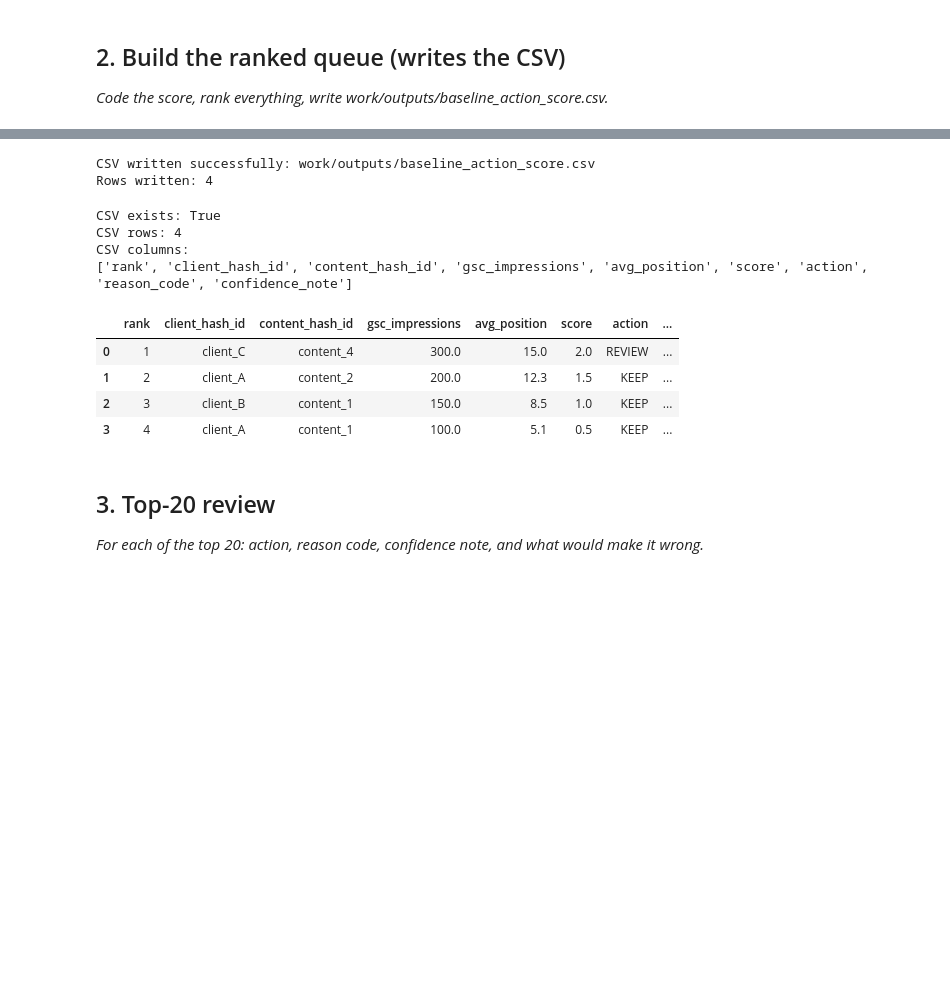
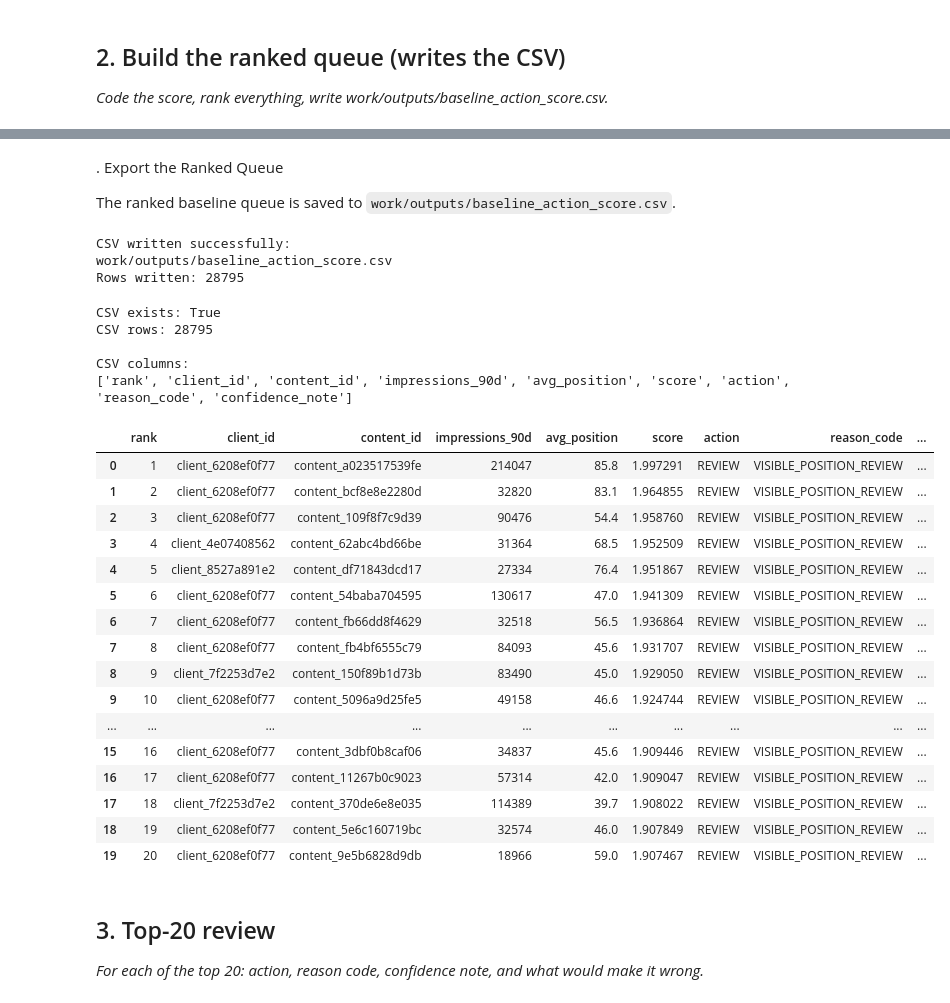
Before and after one commit to tabassumrafiq/flyrank-ml-internship, a Jupyter notebook: work/notebooks/w04_baseline_score.ipynb, the cells around one changed output, grey strips where cells are left out. Saved outputs shown, nothing was run; the diff lists cells and outputs as text; code cells hidden in the pictures; blank space fills up the shorter version.

```diff
--- a/work/notebooks/w04_baseline_score.ipynb
+++ b/work/notebooks/w04_baseline_score.ipynb
@@ -6,3 +6,11 @@
 This skeleton is yours to fill. Work the sections **in order** — each one has a one-line hint. Simple words, honest numbers.
 
 > Working with an AI assistant? Tell it to read `skills/README.md` first and load the one skill this assignment names on its card.
+# %%
+import pandas as pd
+import numpy as np
+from pathlib import Path
+
+pd.set_option("display.max_columns", None)
+
+print("Libraries loaded successfully.")
@@ -210,14 +286,22 @@ Top 10 ranked items:
+# %% [markdown]
+. Export the Ranked Queue
+
+The ranked baseline queue is saved to `work/outputs/baseline_action_score.csv`.
 # %%
-# Write the ranked queue required by ML-07.
+output_path = Path(
+    "work/outputs/baseline_action_score.csv"
+)
 
-output_path = Path("work/outputs/baseline_action_score.csv")
-output_path.parent.mkdir(parents=True, exist_ok=True)
+output_path.parent.mkdir(
+    parents=True,
+    exist_ok=True
+)
 
 output_columns = [
     "rank",
-    "client_hash_id",
-    "content_hash_id",
-    "gsc_impressions",
+    "client_id",
+    "content_id",
+    "impressions_90d",
     "avg_position",
     "score",
     "action",
@@ -225,35 +309,54 @@ output_columns = [
     "confidence_note"
 ]
 
-baseline_df[output_columns].to_csv(
+baseline_df[
+    output_columns
+].to_csv(
     output_path,
     index=False
 )
 
-print(f"CSV written successfully: {output_path}")
-print(f"Rows written: {len(baseline_df):,}")
+print("CSV written successfully:")
+print(output_path)
+
+print("Rows written:", len(baseline_df))
 # %% [output]
-CSV written successfully: work/outputs/baseline_action_score.csv
-Rows written: 4
+CSV written successfully:
+work/outputs/baseline_action_score.csv
+Rows written: 28795
 # %%
 saved_queue = pd.read_csv(output_path)
 
 print("CSV exists:", output_path.exists())
 print("CSV rows:", len(saved_queue))
-print("CSV columns:")
+
+print("\nCSV columns:")
 print(saved_queue.columns.tolist())
 
-display(saved_queue.head(10))
+display(saved_queue.head(20))
 # %% [output]
 CSV exists: True
-CSV rows: 4
+CSV rows: 28795
+
 CSV columns:
-['rank', 'client_hash_id', 'content_hash_id', 'gsc_impressions', 'avg_position', 'score', 'action', 'reason_code', 'confidence_note']
+['rank', 'client_id', 'content_id', 'impressions_90d', 'avg_position', 'score', 'action', 'reason_code', 'confidence_note']
-|  | rank | client_hash_id | content_hash_id | gsc_impressions | avg_position | score | action | ... |
-| 0 | 1 | client_C | content_4 | 300.0 | 15.0 | 2.0 | REVIEW | ... |
-| 1 | 2 | client_A | content_2 | 200.0 | 12.3 | 1.5 | KEEP | ... |
-| 2 | 3 | client_B | content_1 | 150.0 | 8.5 | 1.0 | KEEP | ... |
-| 3 | 4 | client_A | content_1 | 100.0 | 5.1 | 0.5 | KEEP | ... |
+|  | rank | client_id | content_id | impressions_90d | avg_position | score | action | reason_code | ... |
+| 0 | 1 | client_6208ef0f77 | content_a023517539fe | 214047 | 85.8 | 1.997291 | REVIEW | VISIBLE_POSITION_REVIEW | ... |
+| 1 | 2 | client_6208ef0f77 | content_bcf8e8e2280d | 32820 | 83.1 | 1.964855 | REVIEW | VISIBLE_POSITION_REVIEW | ... |
+| 2 | 3 | client_6208ef0f77 | content_109f8f7c9d39 | 90476 | 54.4 | 1.958760 | REVIEW | VISIBLE_POSITION_REVIEW | ... |
+| 3 | 4 | client_4e07408562 | content_62abc4bd66be | 31364 | 68.5 | 1.952509 | REVIEW | VISIBLE_POSITION_REVIEW | ... |
+| 4 | 5 | client_8527a891e2 | content_df71843dcd17 | 27334 | 76.4 | 1.951867 | REVIEW | VISIBLE_POSITION_REVIEW | ... |
+| 5 | 6 | client_6208ef0f77 | content_54baba704595 | 130617 | 47.0 | 1.941309 | REVIEW | VISIBLE_POSITION_REVIEW | ... |
+| 6 | 7 | client_6208ef0f77 | content_fb66dd8f4629 | 32518 | 56.5 | 1.936864 | REVIEW | VISIBLE_POSITION_REVIEW | ... |
+| 7 | 8 | client_6208ef0f77 | content_fb4bf6555c79 | 84093 | 45.6 | 1.931707 | REVIEW | VISIBLE_POSITION_REVIEW | ... |
+| 8 | 9 | client_7f2253d7e2 | content_150f89b1d73b | 83490 | 45.0 | 1.929050 | REVIEW | VISIBLE_POSITION_REVIEW | ... |
+| 9 | 10 | client_6208ef0f77 | content_5096a9d25fe5 | 49158 | 46.6 | 1.924744 | REVIEW | VISIBLE_POSITION_REVIEW | ... |
+| ... | ... | ... | ... | ... | ... | ... | ... | ... | ... |
+| 15 | 16 | client_6208ef0f77 | content_3dbf0b8caf06 | 34837 | 45.6 | 1.909446 | REVIEW | VISIBLE_POSITION_REVIEW | ... |
+| 16 | 17 | client_6208ef0f77 | content_11267b0c9023 | 57314 | 42.0 | 1.909047 | REVIEW | VISIBLE_POSITION_REVIEW | ... |
+| 17 | 18 | client_7f2253d7e2 | content_370de6e8e035 | 114389 | 39.7 | 1.908022 | REVIEW | VISIBLE_POSITION_REVIEW | ... |
+| 18 | 19 | client_6208ef0f77 | content_5e6c160719bc | 32574 | 46.0 | 1.907849 | REVIEW | VISIBLE_POSITION_REVIEW | ... |
+| 19 | 20 | client_6208ef0f77 | content_9e5b6828d9db | 18966 | 59.0 | 1.907467 | REVIEW | VISIBLE_POSITION_REVIEW | ... |
 # %% [markdown]
 ## 3. Top-20 review
 
```
Also changed, not shown: parts of 28 cells of this notebook.
